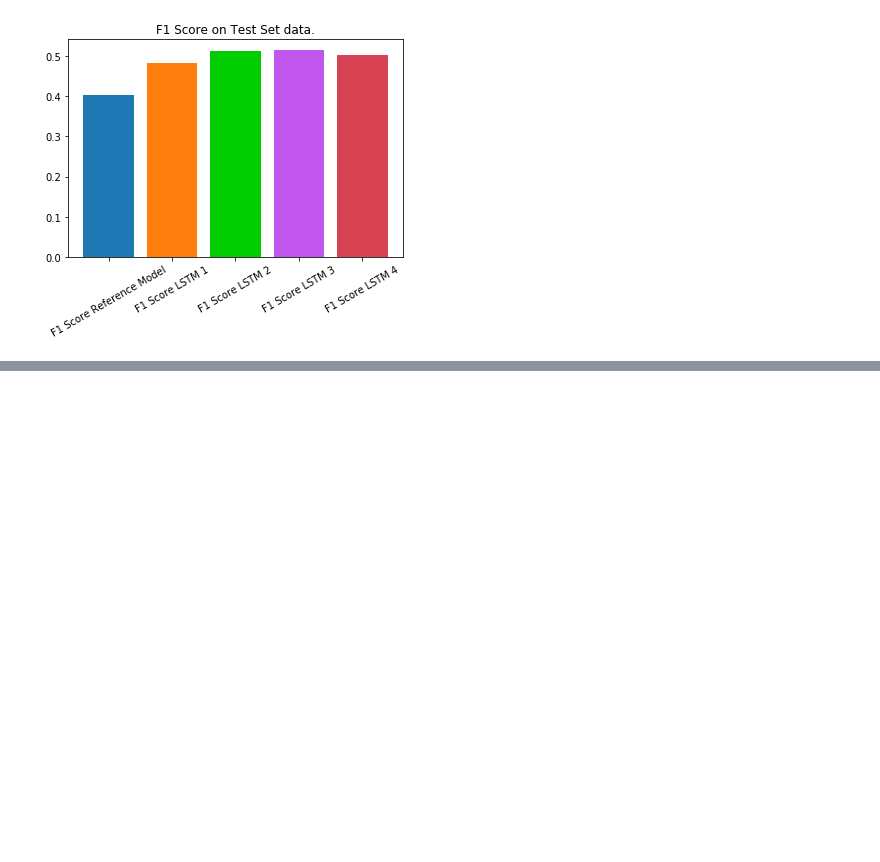
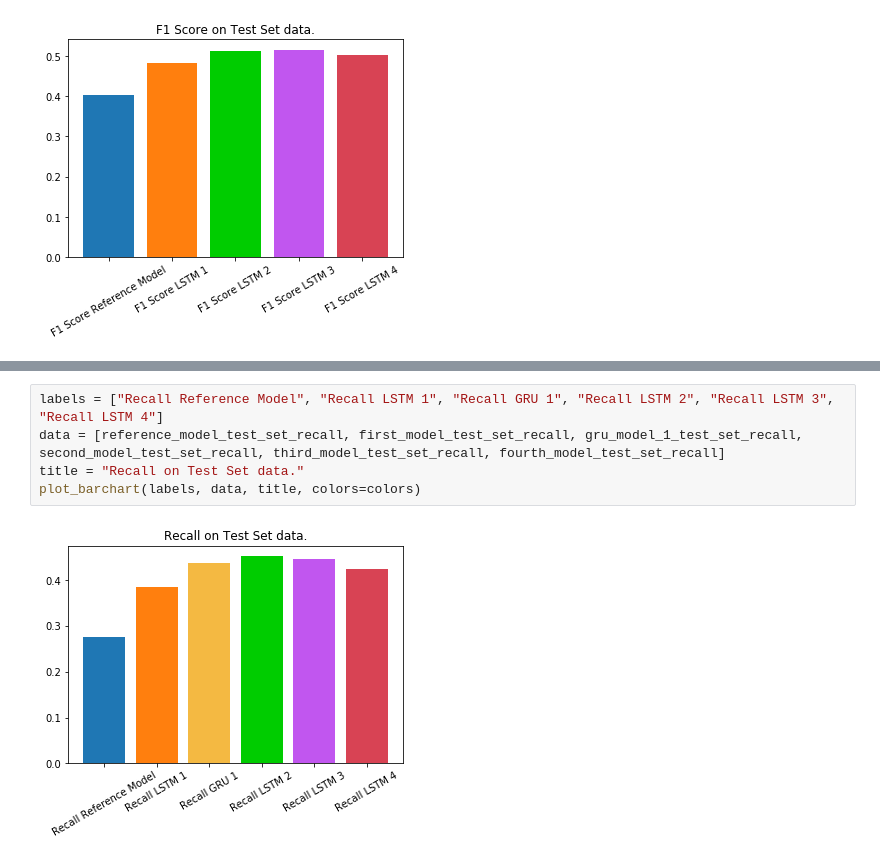
Before and after one commit to mtnntn/tagRecommendation, a Jupyter notebook: tagRecommendation/datasource/tag_recommendation.ipynb, the cells around one changed output, grey strips where cells are left out. Drawn from its saved outputs; the diff is of its cells as text; blank space fills up the shorter version.

```diff
--- a/tagRecommendation/datasource/tag_recommendation.ipynb
+++ b/tagRecommendation/datasource/tag_recommendation.ipynb
@@ -1245,0 +1306,7 @@ plot_barchart(labels, data, title, colors=colors)
+# %%
+labels = ["Recall Reference Model", "Recall LSTM 1", "Recall GRU 1", "Recall LSTM 2", "Recall LSTM 3", "Recall LSTM 4"]
+data = [reference_model_test_set_recall, first_model_test_set_recall, gru_model_1_test_set_recall, second_model_test_set_recall, third_model_test_set_recall, fourth_model_test_set_recall]
+title = "Recall on Test Set data."
+plot_barchart(labels, data, title, colors=colors)
+# %% [output]
+[figure, added]
```
Also changed, not shown: parts of 37 cells of this notebook.
